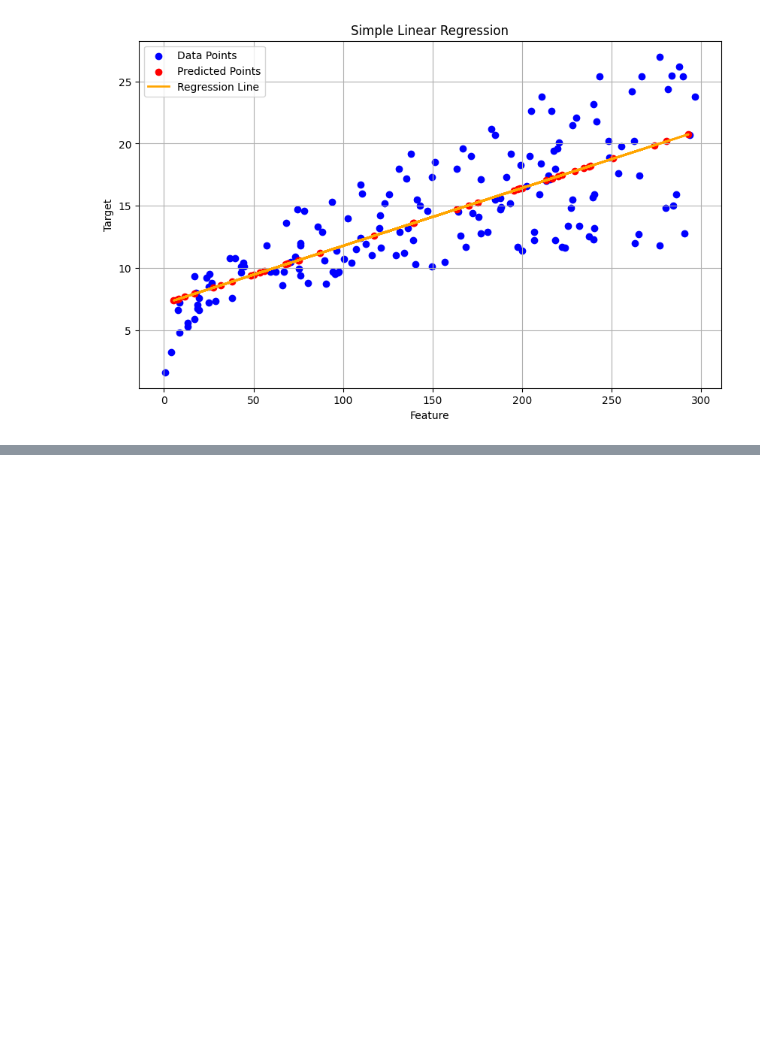
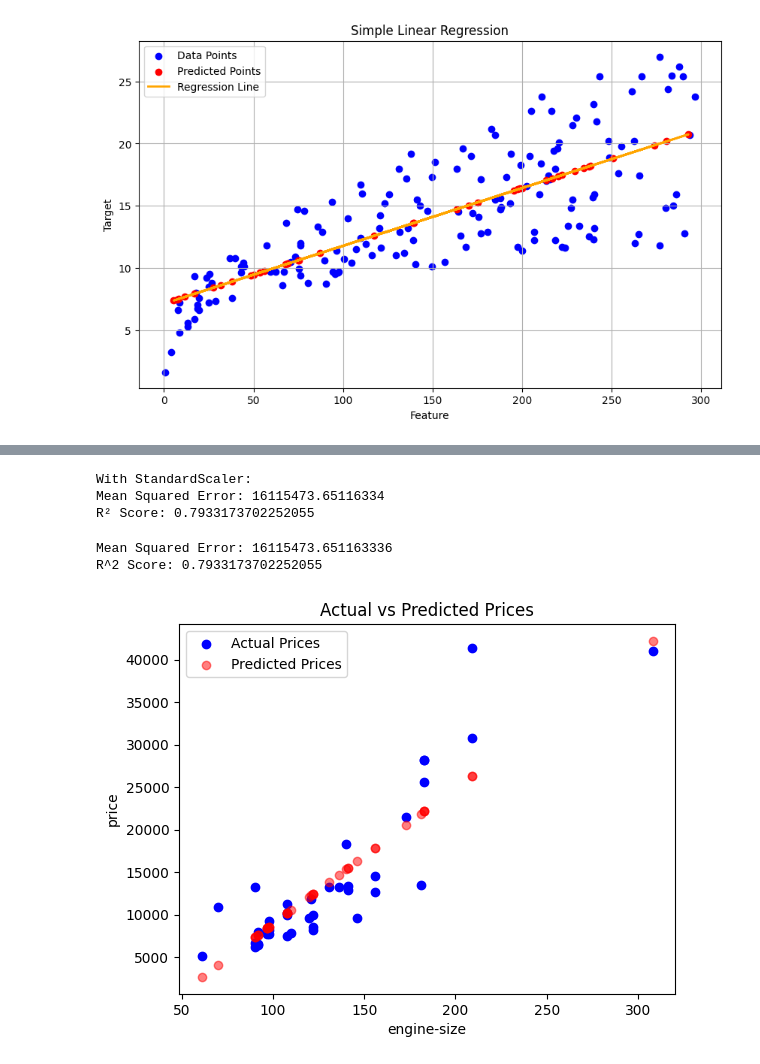
Before and after one commit to Ebimsv/Machine_Learning_Course, a Jupyter notebook: 03_Supervised_Learning/06. univariate_linear_regression.ipynb, the cells around one changed output, grey strips where cells are left out. Cells and saved outputs as stored; diff of their text form; code cells hidden in the pictures; blank space fills up the shorter version.

```diff
--- a/03_Supervised_Learning/06. univariate_linear_regression.ipynb
+++ b/03_Supervised_Learning/06. univariate_linear_regression.ipynb
@@ -312,0 +417,62 @@ plt.show()
+# %%
+# Initialize and fit StandardScaler
+scaler = StandardScaler()
+X_train_scaled = scaler.fit_transform(X_train)
+X_test_scaled = scaler.transform(X_test)
+
+# Linear Regression with scaling
+model_with_scaler = LinearRegression()
+model_with_scaler.fit(X_train_scaled, y_train)
+
+# Make predictions
+y_pred_with_scaler = model_with_scaler.predict(X_test_scaled)
+
+# Evaluate the model
+mse_with_scaler = mean_squared_error(y_test, y_pred_with_scaler)
+r2_with_scaler = r2_score(y_test, y_pred_with_scaler)
+
+print("\nWith StandardScaler:")
+print("Mean Squared Error:", mse_with_scaler)
+print("R² Score:", r2_with_scaler)
+# %% [output]
+With StandardScaler:
+Mean Squared Error: 16115473.65116334
+R² Score: 0.7933173702252055
+# %%
+# Scale the target variable
+scaler_y = StandardScaler()
+y_train_scaled = scaler_y.fit_transform(y_train)
+y_test_scaled = scaler_y.transform(y_test)
+
+# Create a linear regression model
+model = LinearRegression()
+
+# Fit the model
+model.fit(X_train, y_train_scaled)
+
+# Make predictions on the test set
+y_pred_scaled = model.predict(X_test)
+
+# Inverse transform the scaled predictions back to the original scale
+y_pred = scaler_y.inverse_transform(y_pred_scaled)
+
+# Evaluate the model
+mse = mean_squared_error(y_test, y_pred)
+r2 = r2_score(y_test, y_pred)
+
+# Print evaluation metrics
+print(f'Mean Squared Error: {mse}')
+print(f'R^2 Score: {r2}')
+
+# Plotting the results
+plt.scatter(X_test, y_test, color='blue', label='Actual Prices')
+plt.scatter(X_test, y_pred, color='red', label='Predicted Prices', alpha=0.5)
+plt.xlabel('engine-size')
+plt.ylabel('price')
+plt.title('Actual vs Predicted Prices')
+plt.legend()
+plt.show()
+# %% [output]
+Mean Squared Error: 16115473.651163336
+R^2 Score: 0.7933173702252055
+[figure, added]
```
Also changed, not shown: parts of 44 cells of this notebook.
